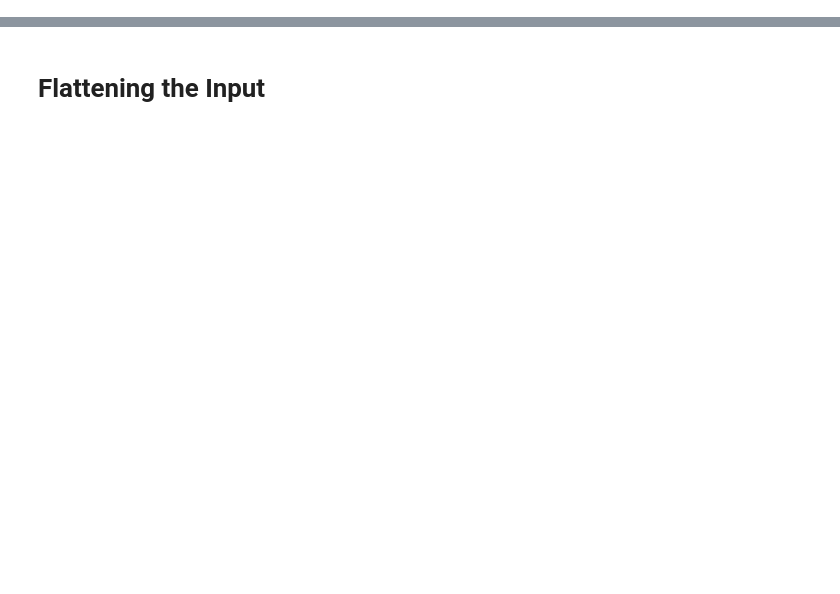
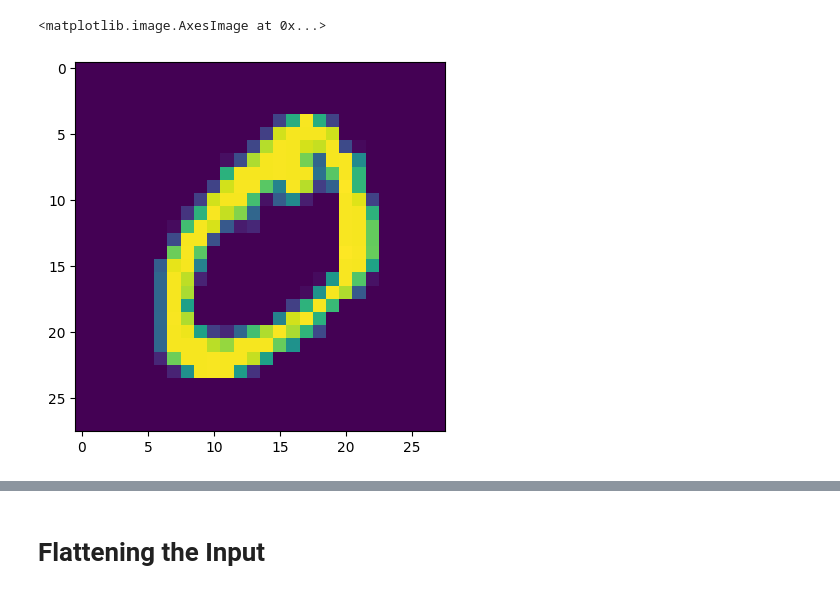
Before and after one commit to prayaspatnaik21/NNForCircuits, a Jupyter notebook: weightUpdate.ipynb, the cells around one changed output, grey strips where cells are left out. Drawn from its saved outputs; the diff is of its cells as text; code cells hidden in the pictures; blank space fills up the shorter version.

```diff
--- a/weightUpdate.ipynb
+++ b/weightUpdate.ipynb
@@ -23,0 +43,5 @@ input_1.shape
+# %%
+plt.imshow(X_train[0])
+# %% [output]
+<matplotlib.image.AxesImage at 0x...>
+[figure, added]
```
Also changed, not shown: parts of 75 cells of this notebook.
